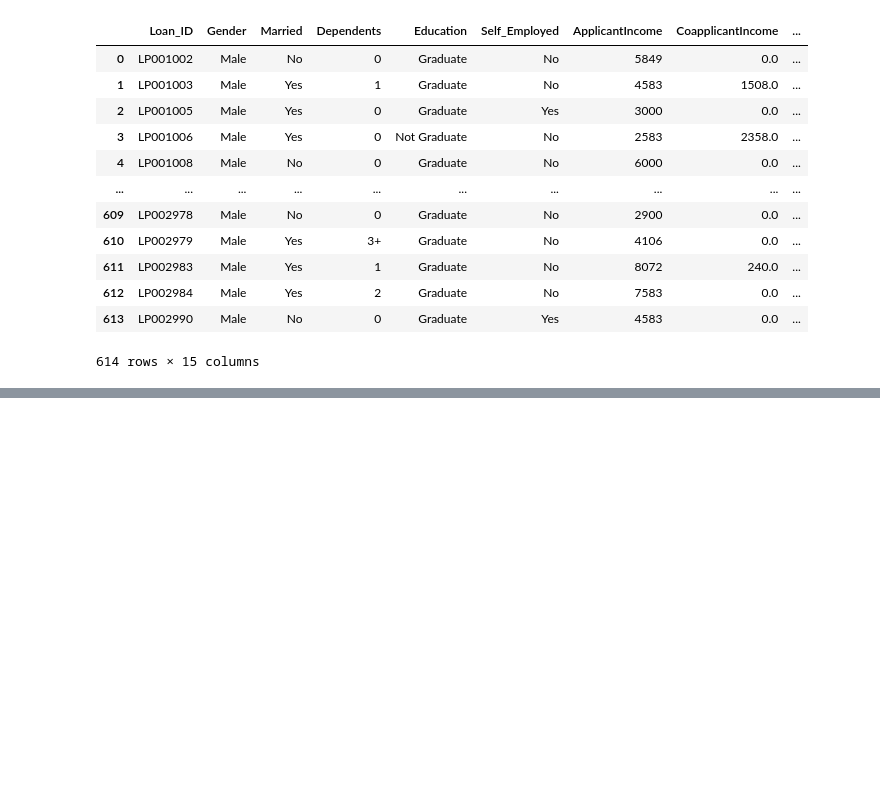
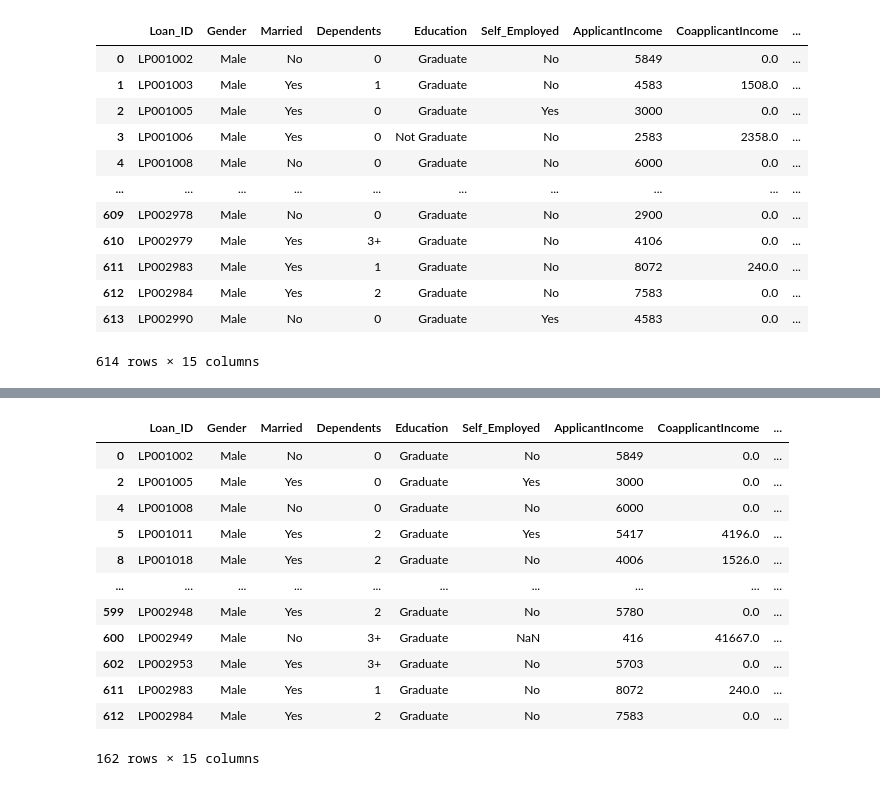
Before and after one commit to siddh-webd-ml/Machine-Learning, a Jupyter notebook: PandaBasics1.ipynb, the cells around one changed output, grey strips where cells are left out. Saved outputs shown, nothing was run; the diff lists cells and outputs as text; code cells hidden in the pictures; blank space fills up the shorter version.

```diff
--- a/PandaBasics1.ipynb
+++ b/PandaBasics1.ipynb
@@ -436,0 +461,18 @@ df
+# %%
+#filtering the data where graduated and urban living consumer are there,
+
+df.loc[(df["Education"]=="Graduate")&(df["Property_Area"]=="Urban")]
+# %% [output]
+|  | Loan_ID | Gender | Married | Dependents | Education | Self_Employed | ApplicantIncome | CoapplicantIncome | ... |
+| 0 | LP001002 | Male | No | 0 | Graduate | No | 5849 | 0.0 | ... |
+| 2 | LP001005 | Male | Yes | 0 | Graduate | Yes | 3000 | 0.0 | ... |
+| 4 | LP001008 | Male | No | 0 | Graduate | No | 6000 | 0.0 | ... |
+| 5 | LP001011 | Male | Yes | 2 | Graduate | Yes | 5417 | 4196.0 | ... |
+| 8 | LP001018 | Male | Yes | 2 | Graduate | No | 4006 | 1526.0 | ... |
+| ... | ... | ... | ... | ... | ... | ... | ... | ... | ... |
+| 599 | LP002948 | Male | Yes | 2 | Graduate | No | 5780 | 0.0 | ... |
+| 600 | LP002949 | Male | No | 3+ | Graduate | NaN | 416 | 41667.0 | ... |
+| 602 | LP002953 | Male | Yes | 3+ | Graduate | No | 5703 | 0.0 | ... |
+| 611 | LP002983 | Male | Yes | 1 | Graduate | No | 8072 | 240.0 | ... |
+| 612 | LP002984 | Male | Yes | 2 | Graduate | No | 7583 | 0.0 | ... |
+162 rows × 15 columns
```
Also changed, not shown: parts of 15 cells of this notebook.
